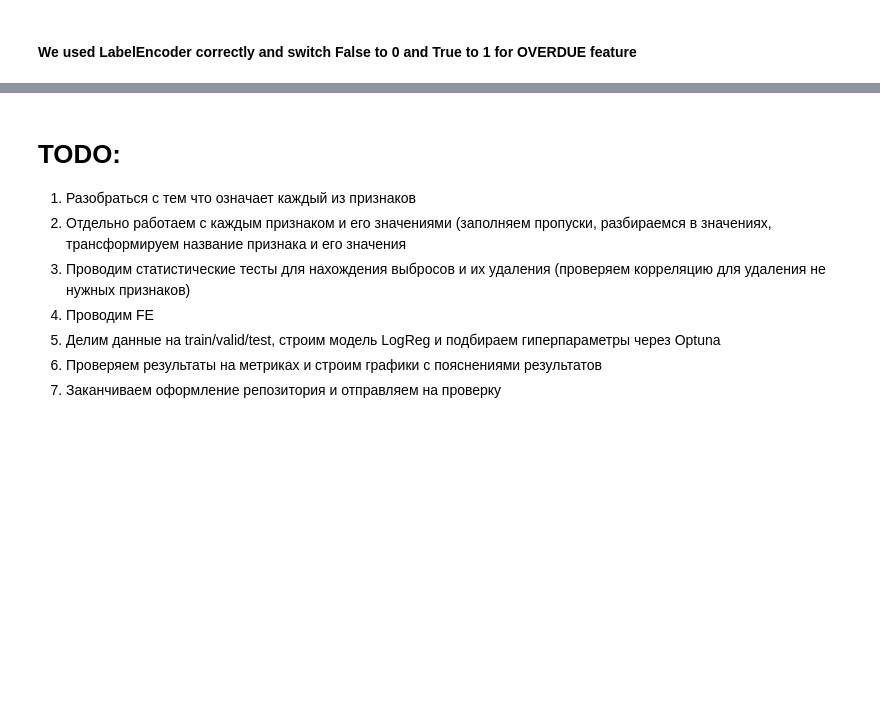
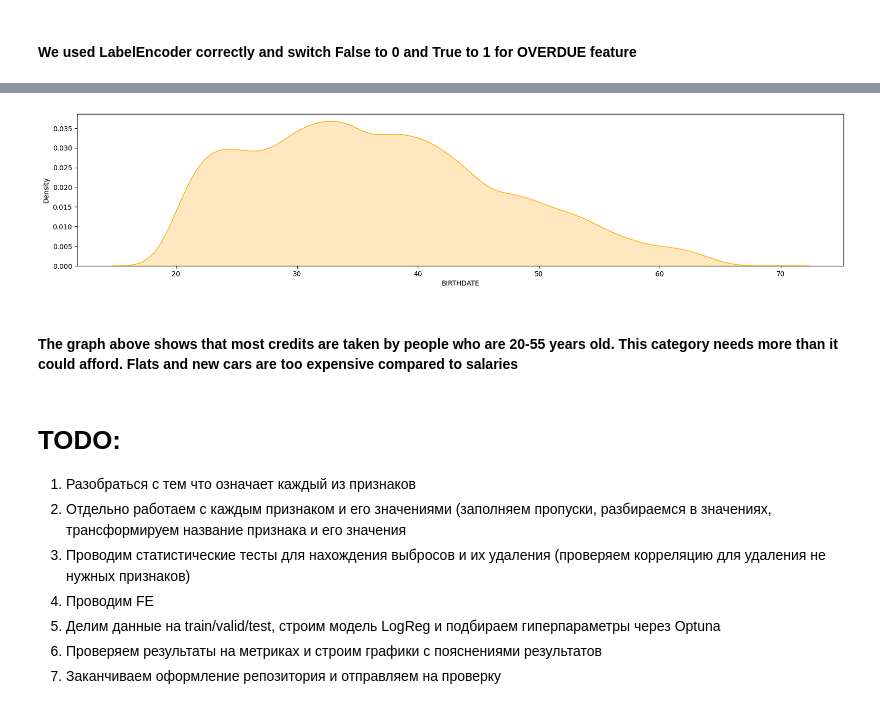
Before and after one commit to Ultraluxe25/BNB-Data-Scientist, a Jupyter notebook: kapturov_bnb.ipynb, the cells around one changed output, grey strips where cells are left out. Cells and saved outputs as stored; diff of their text form; code cells hidden in the pictures; blank space fills up the shorter version.

```diff
--- a/kapturov_bnb.ipynb
+++ b/kapturov_bnb.ipynb
@@ -145,0 +202,2 @@ data.loc[920:922]
+# %%
+data['BIRTHDATE'] = datetime.now().year - data['BIRTHDATE'].dt.year - 1
@@ -146,3 +219,10 @@ data.loc[920:922]
+# %%
+plt.figure(figsize=(20, 4))
+sns.kdeplot(data=data, x='BIRTHDATE', color='orange', fill=True);
+# %% [output]
+[figure, added]
+# %% [markdown]
+#### The graph above shows that most credits are taken by people who are 20-55 years old. This category needs more than it could afford. Flats and new cars are too expensive compared to salaries
 # %% [markdown]
 # TODO:
 1. Разобраться с тем что означает каждый из признаков
```
Also changed, not shown: parts of 15 cells of this notebook.
